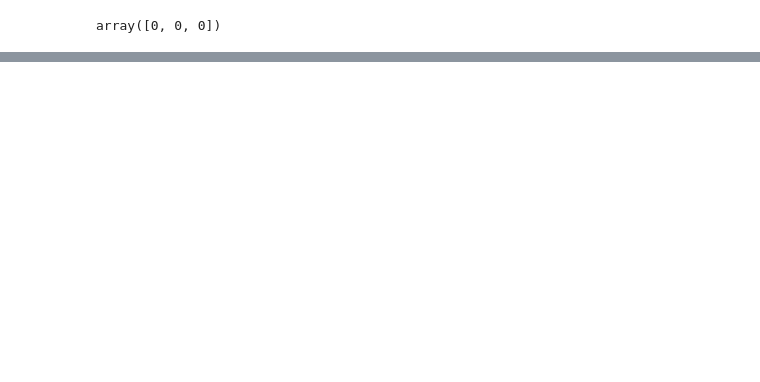
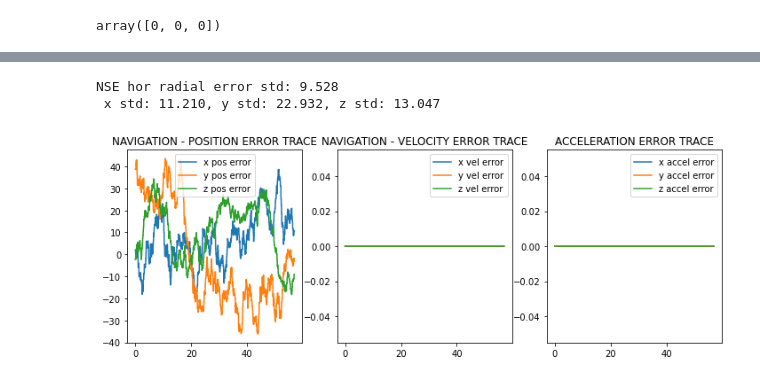
Before and after one commit to zhihaoquek/AAM_Sim, a Jupyter notebook: Engine Test.ipynb, the cells around one changed output, grey strips where cells are left out. Drawn from its saved outputs; the diff is of its cells as text; code cells hidden in the pictures; blank space fills up the shorter version.

```diff
--- a/Engine Test.ipynb
+++ b/Engine Test.ipynb
@@ -295,13 +293,14 @@ array([0, 0, 0])
 # %%
 # Let's view NAVIGATIONAL ERRORS for position/velocity/accel
 
-fig,axs = plt.subplots(ncols=3, figsize=(16.5,5.5))
+fig,axs = plt.subplots(ncols=3, figsize=(12,4))
 
 axs[0].plot(AC1_trajectory['time'], extract_from_df(AC1_trajectory, 'gt_pos_err', 0), label='x pos error')
 axs[0].plot(AC1_trajectory['time'], extract_from_df(AC1_trajectory, 'gt_pos_err', 1), label='y pos error')
 axs[0].plot(AC1_trajectory['time'], extract_from_df(AC1_trajectory, 'gt_pos_err', 2), label='z pos error')
 axs[0].legend()
 axs[0].set_title('NAVIGATION - POSITION ERROR TRACE')
+# axs[0].set_xlim(0,1)
 
 
 axs[1].plot(AC1_trajectory['time'], extract_from_df(AC1_trajectory, 'gt_vel_err', 0), label='x vel error')
@@ -316,5 +315,10 @@ axs[2].plot(AC1_trajectory['time'], extract_from_df(AC1_trajectory, 'accel_err',
 axs[2].legend()
 axs[2].set_title('ACCELERATION ERROR TRACE')
 
+print('NSE hor radial error std: %.3f'%(AC1_trajectory['gt_hor_err'].std()) +
+      '\n x std: %.3f, y std: %.3f, z std: %.3f'%((extract_from_df(AC1_trajectory, 'gt_pos_err', 0).std(),
+                                                   extract_from_df(AC1_trajectory, 'gt_pos_err', 1).std(),
+                                                   extract_from_df(AC1_trajectory, 'gt_pos_err', 2).std())))
+
 plt.show()
 # %% [output]
@@ -323,3 +325,6 @@ plt.show()
+NSE hor radial error std: 9.528
+ x std: 11.210, y std: 22.932, z std: 13.047
+[figure, added]
 # %%
 # Let's view WIND SPEED
 
```
Also changed, not shown: parts of 13 cells of this notebook, 8 other files.
